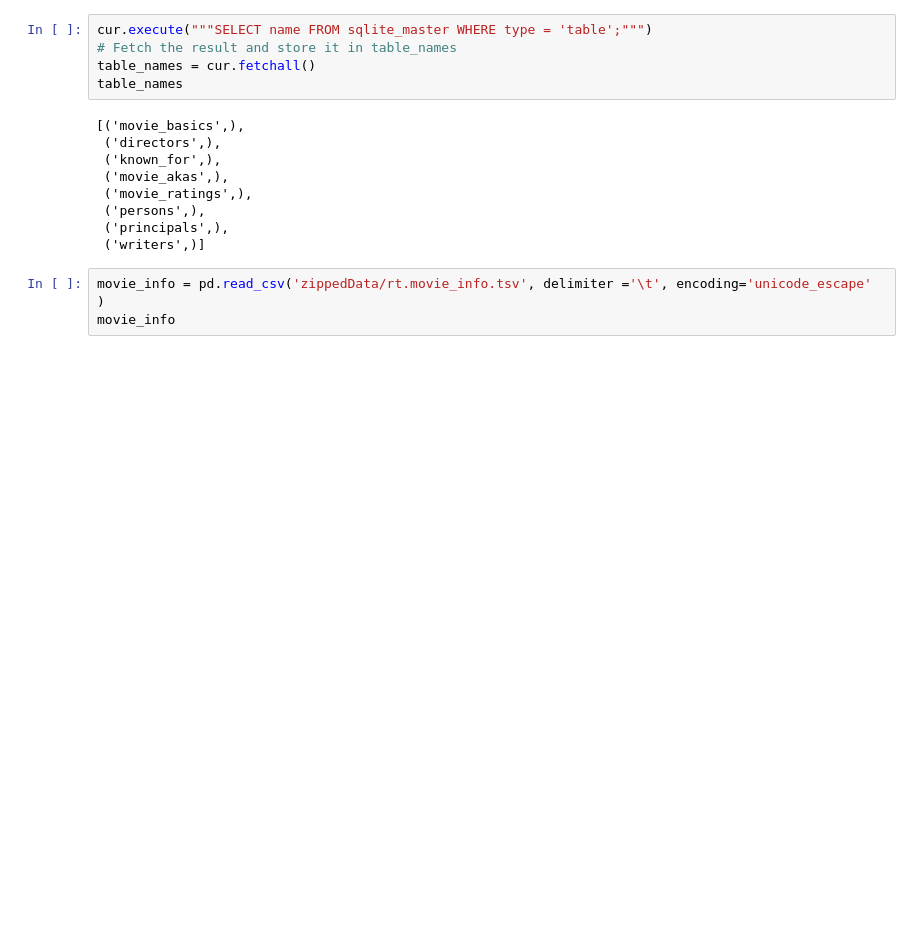
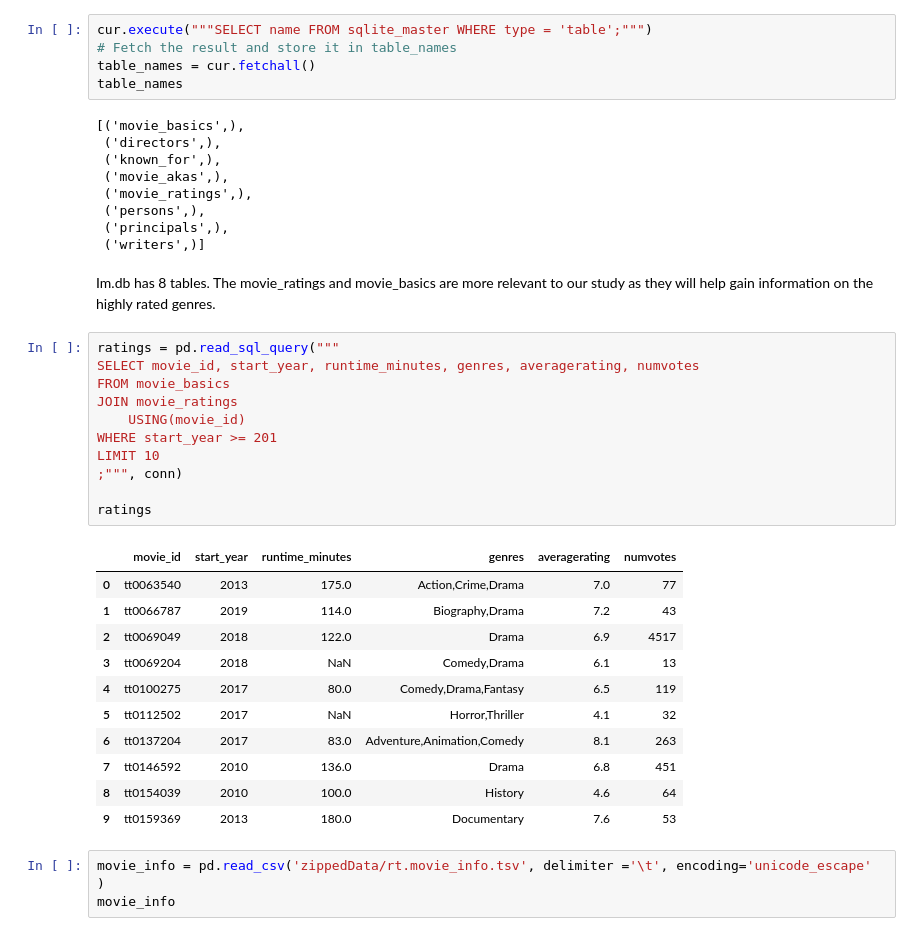
Before and after one commit to MendozaMellah/dsc-phase-1-project-v2-4, a Jupyter notebook: student.ipynb, the cells around one changed output. Cells and saved outputs as stored; diff of their text form; blank space fills up the shorter version.

```diff
--- a/student.ipynb
+++ b/student.ipynb
@@ -221,6 +210,31 @@ table_names
  ('persons',),
  ('principals',),
  ('writers',)]
+# %% [markdown]
+Im.db has 8 tables. The movie_ratings and movie_basics are more relevant to our study as they will help gain information on the highly rated genres.
+# %%
+ratings = pd.read_sql_query("""
+SELECT movie_id, start_year, runtime_minutes, genres, averagerating, numvotes
+FROM movie_basics
+JOIN movie_ratings
+    USING(movie_id)
+WHERE start_year >= 201
+LIMIT 10
+;""", conn)
+
+ratings
+# %% [output]
+|  | movie_id | start_year | runtime_minutes | genres | averagerating | numvotes |
+| 0 | tt0063540 | 2013 | 175.0 | Action,Crime,Drama | 7.0 | 77 |
+| 1 | tt0066787 | 2019 | 114.0 | Biography,Drama | 7.2 | 43 |
+| 2 | tt0069049 | 2018 | 122.0 | Drama | 6.9 | 4517 |
+| 3 | tt0069204 | 2018 | NaN | Comedy,Drama | 6.1 | 13 |
+| 4 | tt0100275 | 2017 | 80.0 | Comedy,Drama,Fantasy | 6.5 | 119 |
+| 5 | tt0112502 | 2017 | NaN | Horror,Thriller | 4.1 | 32 |
+| 6 | tt0137204 | 2017 | 83.0 | Adventure,Animation,Comedy | 8.1 | 263 |
+| 7 | tt0146592 | 2010 | 136.0 | Drama | 6.8 | 451 |
+| 8 | tt0154039 | 2010 | 100.0 | History | 4.6 | 64 |
+| 9 | tt0159369 | 2013 | 180.0 | Documentary | 7.6 | 53 |
 # %%
 movie_info = pd.read_csv('zippedData/rt.movie_info.tsv', delimiter ='\t', encoding='unicode_escape' )
 movie_info
```
Also changed, not shown: parts of 11 cells of this notebook.
